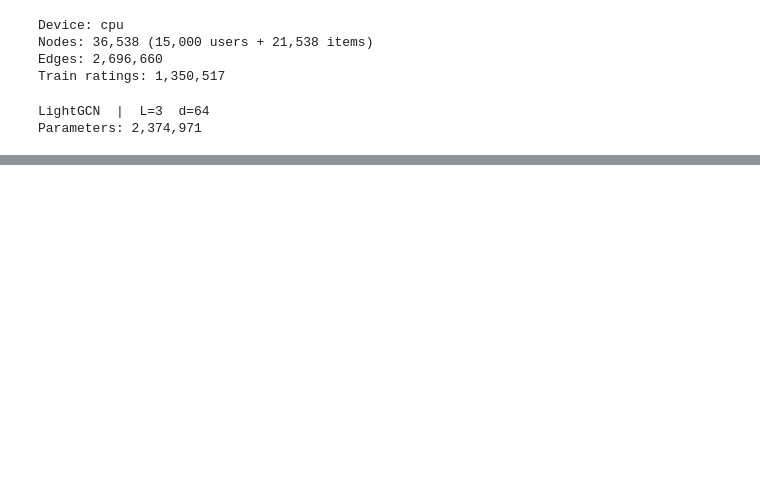
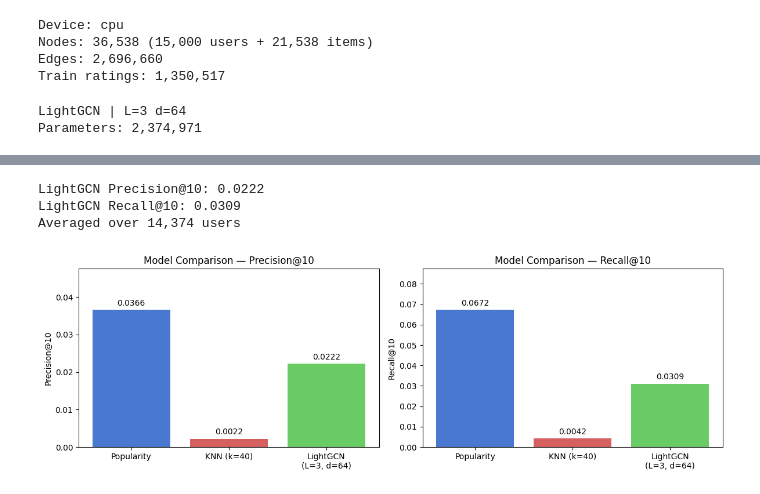
Before and after one commit to AnhVuong146/CMPE_256_game-recommender-system, a Jupyter notebook: LightGCN_AnhVuong.ipynb, the cells around one changed output, grey strips where cells are left out. Drawn from its saved outputs; the diff is of its cells as text; code cells hidden in the pictures; blank space fills up the shorter version.

```diff
--- a/LightGCN_AnhVuong.ipynb
+++ b/LightGCN_AnhVuong.ipynb
@@ -290,0 +335,65 @@ Test pairs: 334,648
+# %%
+K_PREC = 10
+THRESHOLD = 7.0
+
+# Extract all embeddings and biases once as numpy arrays to avoid repeated tensor ops in the loop
+model_gcn.eval()
+with torch.no_grad():
+    E_p = model_gcn.propagate()
+    u_emb_all = E_p[:n_users_gcn].cpu().numpy()
+    i_emb_all = E_p[n_users_gcn:].cpu().numpy()
+    u_bias_all = model_gcn.user_bias.weight.squeeze(-1).cpu().numpy()
+    i_bias_all = model_gcn.item_bias.weight.squeeze(-1).cpu().numpy()
+    mu_val = model_gcn.mu.item()
+
+prec_gcn_list, rec_gcn_list = [], []
+
+for username, user_test in test_knn.groupby('Username'):
+    u = user_to_idx.get(username)
+    if u is None:
+        continue
+
+    liked = user_test[user_test['Rating'] >= THRESHOLD]['BGGId']
+    if liked.empty:
+        continue
+    relevant_idx = set(game_enc.transform(liked))
+
+    scores = i_emb_all @ u_emb_all[u] + i_bias_all + u_bias_all[u] + mu_val
+
+    # Mask training items using precomputed dict from baselines to avoid O(N) pandas scan
+    seen = train_game_idx_per_user.get(username, np.array([], dtype=np.int32))
+    if len(seen):
+        scores[seen] = -np.inf
+
+    top_k = set(np.argpartition(scores, -K_PREC)[-K_PREC:])
+    hits = len(top_k & relevant_idx)
+    prec_gcn_list.append(hits / K_PREC)
+    rec_gcn_list.append(hits / len(relevant_idx))
+
+prec_gcn_k = np.mean(prec_gcn_list)
+rec_gcn_k = np.mean(rec_gcn_list)
+print(f"LightGCN Precision@{K_PREC}: {prec_gcn_k:.4f}")
+print(f"LightGCN Recall@{K_PREC}: {rec_gcn_k:.4f}")
+print(f"Averaged over {len(prec_gcn_list):,} users")
+
+models = ["Popularity", "KNN (k=40)", f"LightGCN\n(L={N_LAYERS}, d={EMB_DIM})"]
+precs = [prec_pop_k, prec_knn_k, prec_gcn_k]
+recs = [rec_pop_k, rec_knn_k, rec_gcn_k]
+colors = ["#4878CF", "#D65F5F", "#6ACC65"]
+
+fig, axes = plt.subplots(1, 2, figsize=(12, 4))
+for ax, vals, metric in zip(axes, [precs, recs], [f"Precision@{K_PREC}", f"Recall@{K_PREC}"]):
+    bars = ax.bar(models, vals, color=colors)
+    ax.set_title(f"Model Comparison — {metric}")
+    ax.set_ylabel(metric)
+    ax.set_ylim(0, max(vals) * 1.3)
+    for bar, v in zip(bars, vals):
+        ax.text(bar.get_x() + bar.get_width() / 2, bar.get_height() + max(vals) * 0.02,
+                f"{v:.4f}", ha="center", va="bottom", fontsize=10)
+plt.tight_layout()
+plt.show()
+# %% [output]
+LightGCN Precision@10: 0.0222
+LightGCN Recall@10: 0.0309
+Averaged over 14,374 users
+[figure, added]
```
Also changed, not shown: parts of 6 cells of this notebook.
